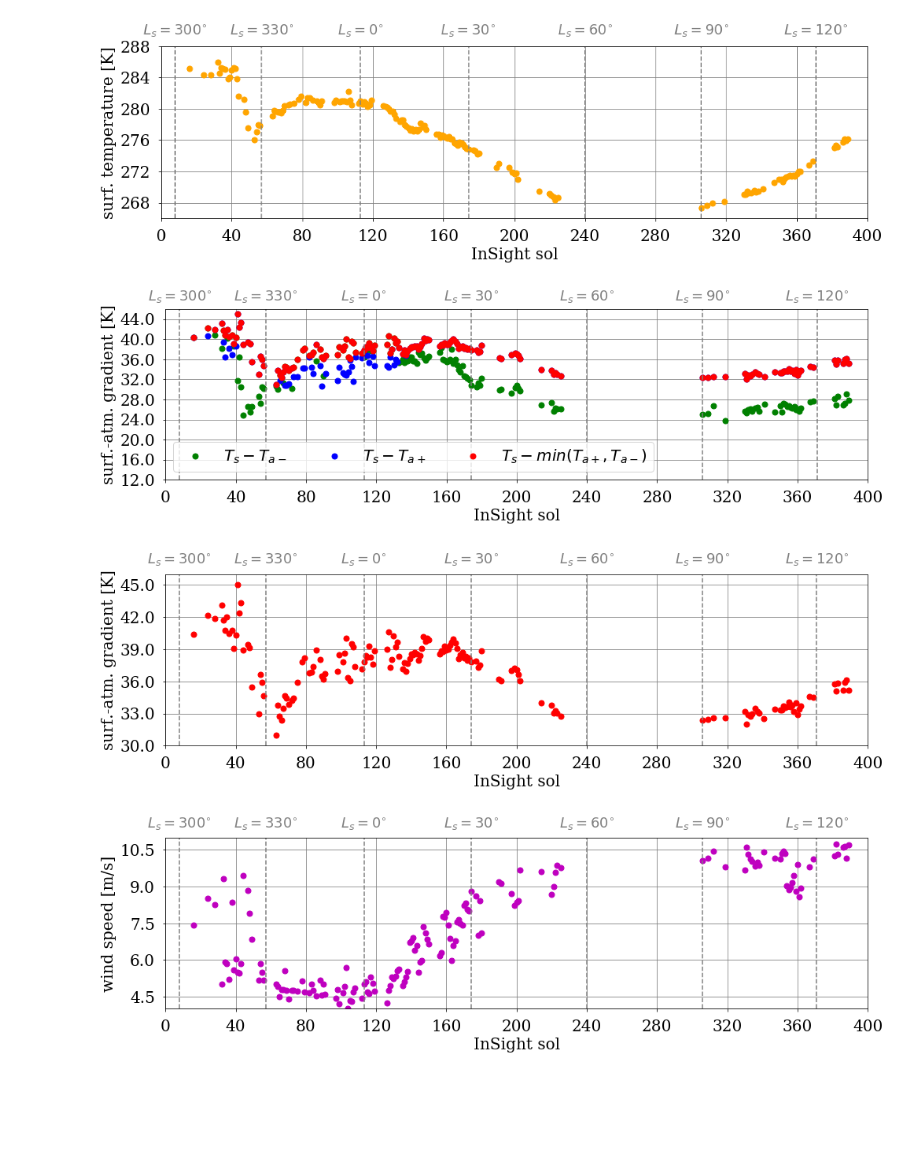
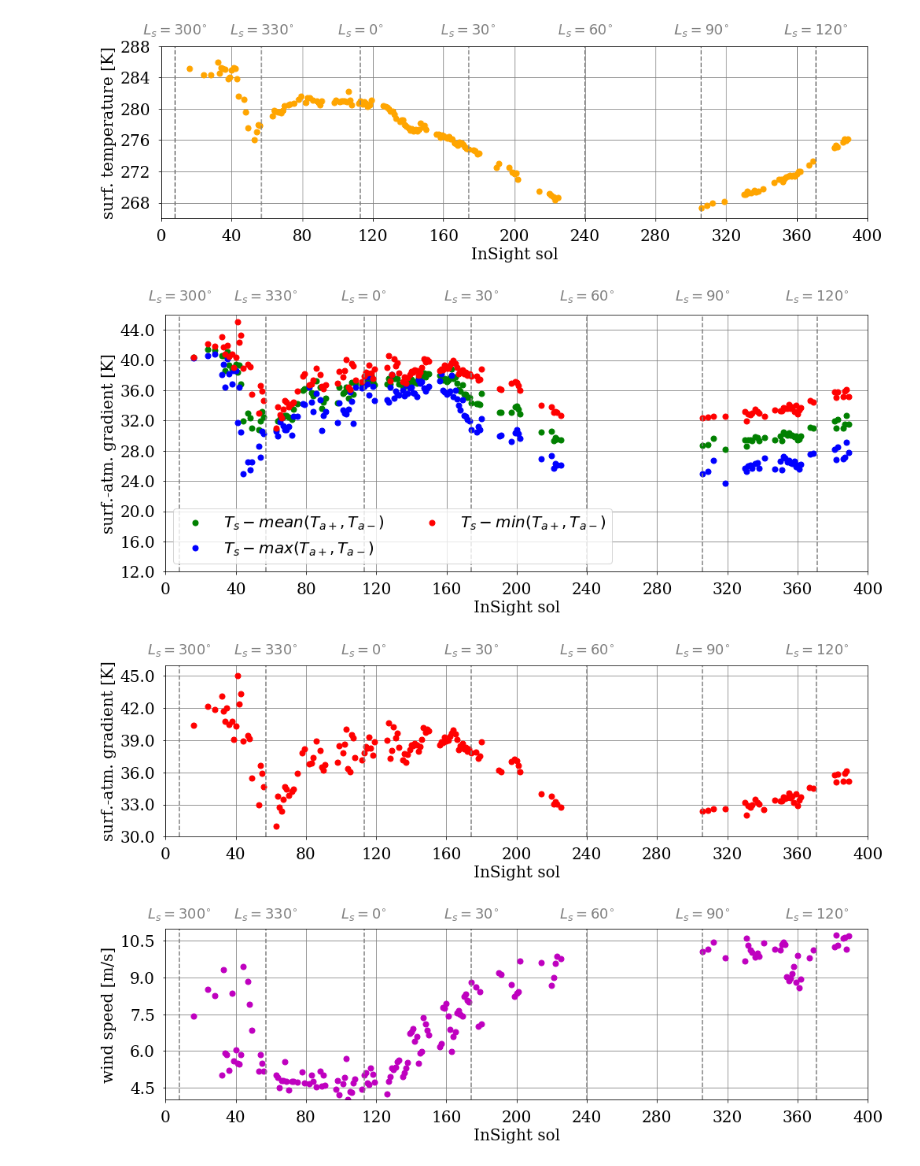
Before and after one commit to aymeric-spiga/insight-PBL-JGRplanets, a Jupyter notebook: seasonal/seasonal.ipynb, the cells around one changed output. Drawn from its saved outputs; the diff is of its cells as text; code cells hidden in the pictures; blank space fills up the shorter version.

Commit message:
updated seasonal diagnostics and separated retrievals from plots in notebooks

```diff
--- a/seasonal/seasonal.ipynb
+++ b/seasonal/seasonal.ipynb
@@ -52,3 +20,20 @@ hwsstd,hwsstdx = apss_lib.multisol(pds=True,solini=solini,solsol=solsol,code="HW
+# %%
+pre = np.load("pre.npy")
+prex = np.load("prex.npy")
+pat = np.load("pat.npy")
+patx = np.load("patx.npy")
+mat = np.load("mat.npy")
+matx = np.load("matx.npy")
+hws = np.load("hws.npy")
+hwsx = np.load("hwsx.npy")
+hwsstd = np.load("hwsstd.npy")
+hwsstdx = np.load("hwsstdx.npy")
+hwd = np.load("hwd.npy")
+hwdx = np.load("hwdx.npy")
+# %%
+temp = 0.5*(mat+pat)
+temp = np.minimum(mat,pat)
+temp2 = np.maximum(mat,pat)
 # %%
 datext = "tsurf_bins_LT_%i_%i.txt"%(ttinter[0][0],ttinter[0][1])
 solts,tsurfts = np.loadtxt(datext,unpack=True)
@@ -88,9 +144,4 @@ for sol in sols:
 # %%
-import ppplot
-import matplotlib.pyplot as mpl
-ppplot.changefont(20)
-ppplot.changemarkersize(7)
-
 fig = ppplot.figuref(x=16,y=4)
 pl = ppplot.plot1d(fig=fig)
 pl.f, pl.x = dat_s, dasol
@@ -108,7 +159,7 @@ pl.make()
 apss_lib.axisls(pl,addlspos=1.007,col="grey")
 ppplot.save(mode="pdf",filename="paper_TSURF")
 
-fig = ppplot.figuref(x=16,y=4)
+fig = ppplot.figuref(x=16,y=6)
 pl = ppplot.plot1d(fig=fig)
 pl.fmt = "%.1f"
 pl.linestyle = ""
@@ -119,19 +170,12 @@ pl.xmin = solini
 pl.xmax = solini+solsol
 pl.ymin = 12
 pl.ymax = 46
-pl.f, pl.x = datsam, dasol
-pl.color = "g"
-pl.legend = "$T_{s} - T_{a-}$"
-pl.make()
-pl.f, pl.x = datsap, dasol
-pl.color = "b"
-pl.legend = "$T_{s} - T_{a+}$"
-pl.make()
-pl.f, pl.x = datsa, dasol
-pl.color = "r"
-pl.legend = "$T_{s} - min(T_{a+},T_{a-})$"
-pl.make()
-pl.ax.legend(loc="lower left", ncol=3)
+#pl.f, pl.x = datsam, dasol ; pl.color = "g" ; pl.legend = "$T_{s} - T_{a-}$" ; pl.make()
+#pl.f, pl.x = datsap, dasol ; pl.color = "b" ; pl.legend = "$T_{s} - T_{a+}$" ; pl.make()
+pl.f, pl.x = datsay, dasol ; pl.color = "g" ; pl.legend = "$T_{s} - mean(T_{a+},T_{a-})$" ; pl.make()
+pl.f, pl.x = datsax, dasol ; pl.color = "b" ; pl.legend = "$T_{s} - max(T_{a+},T_{a-})$"  ; pl.make()
+pl.f, pl.x = datsa, dasol  ; pl.color = "r" ; pl.legend = "$T_{s} - min(T_{a+},T_{a-})$"  ; pl.make()
+pl.ax.legend(loc="lower left", ncol=2)
 apss_lib.axisls(pl,addlspos=1.05,col="grey")
 ppplot.save(mode="pdf",filename="paper_SAG_detailed")
 
@@ -173,58 +217,41 @@ ppplot.save(mode="pdf",filename="paper_HWS")
 
 fig = ppplot.figuref(x=16,y=4)
 pl = ppplot.plot1d(fig=fig)
-pl.f, pl.x = daflux, dasol
-pl.color = "k"
-pl.linestyle = ""
-pl.marker = "o"
-pl.ylabel = "sens. heat flux [K m/s]"
-pl.xlabel = "InSight sol"
-pl.xmin = solini
-pl.xmax = solini+solsol
-pl.ymin = 125 #120
-pl.ymax = 375 #370
-pl.nyticks = 6
-pl.make()
-apss_lib.axisls(pl,addlspos=1.05,col="grey")
-ppplot.save(mode="pdf",filename="paper_SHF")
-
-fig = ppplot.figuref(x=16,y=4)
-pl = ppplot.plot1d(fig=fig)
 pl.f, pl.x = dahwsstd, dasol
 pl.fmt = "%.2f"
 pl.color = "g"
 pl.linestyle = ""
 pl.marker = "o"
-pl.ylabel = "norm. std wind speed"
+pl.ylabel = "std wind speed"
 pl.xlabel = "InSight sol"
 pl.xmin = solini
 pl.xmax = solini+solsol
 pl.ymin = 1
 pl.ymax = 4
 pl.nyticks = 6
 pl.make()
 apss_lib.axisls(pl,addlspos=1.065,col="grey")
 ppplot.save(mode="pdf",filename="paper_STW")
 
 fig = ppplot.figuref(x=16,y=4)
 pl = ppplot.plot1d(fig=fig)
 pl.f, pl.x = dahwsstdn, dasol
 pl.fmt = "%.2f"
 pl.color = "c"
 pl.linestyle = ""
 pl.marker = "o"
 pl.ylabel = "norm. std wind speed"
 pl.xlabel = "InSight sol"
 pl.xmin = solini
 pl.xmax = solini+solsol
 pl.ymin = 0.25
 pl.ymax = 0.50
 pl.nyticks = 6
 pl.make()
 apss_lib.axisls(pl,addlspos=1.045,col="grey")
 ppplot.save(mode="pdf",filename="paper_STWN")
 # %% [output]
 [figure]
-[figure, old version]
+[figure, new version]
 [figure]
 [figure]
```
Also changed, not shown: parts of 14 cells of this notebook, 1 other file.
